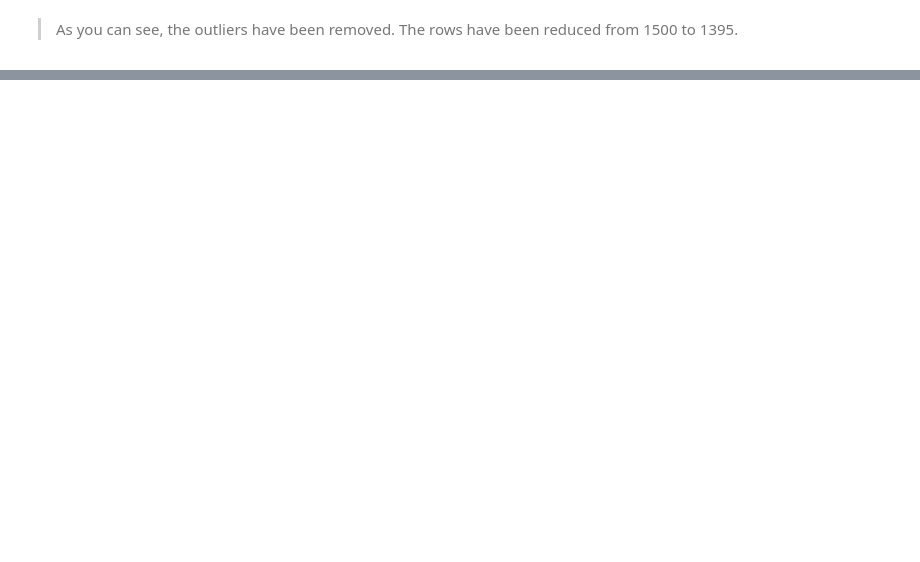
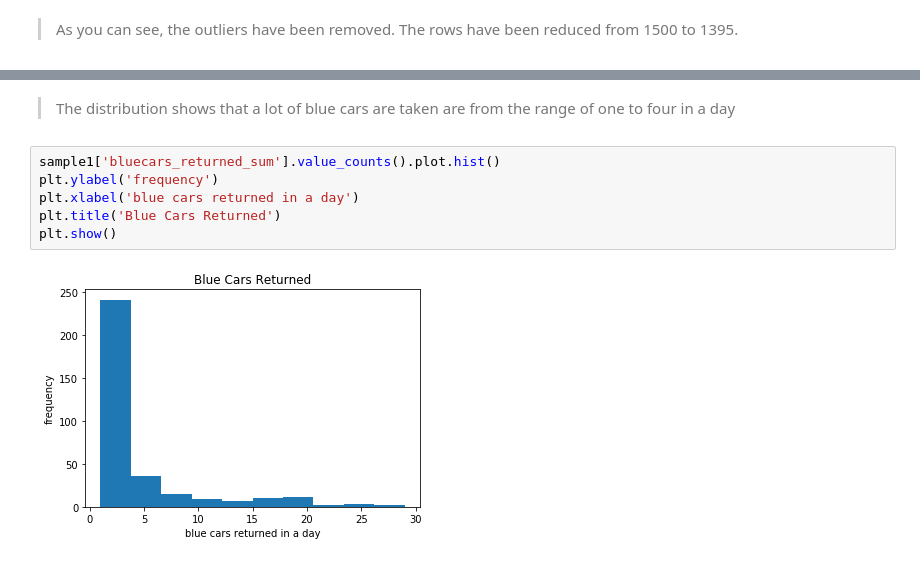
Before and after one commit to victoriousvictor42/electic-car, a Jupyter notebook: Autolib.ipynb, the cells around one changed output, grey strips where cells are left out. Drawn from its saved outputs; the diff is of its cells as text; blank space fills up the shorter version.

```diff
--- a/Autolib.ipynb
+++ b/Autolib.ipynb
@@ -280,0 +314,12 @@ print(sample1.shape)
+# %% [markdown]
+
+
+> The distribution shows that a lot of blue cars are taken are from the range of one to four in a day
+# %%
+sample1['bluecars_returned_sum'].value_counts().plot.hist()
+plt.ylabel('frequency')
+plt.xlabel('blue cars returned in a day')
+plt.title('Blue Cars Returned')
+plt.show()
+# %% [output]
+[figure, added]
```
Also changed, not shown: parts of 31 cells of this notebook.
